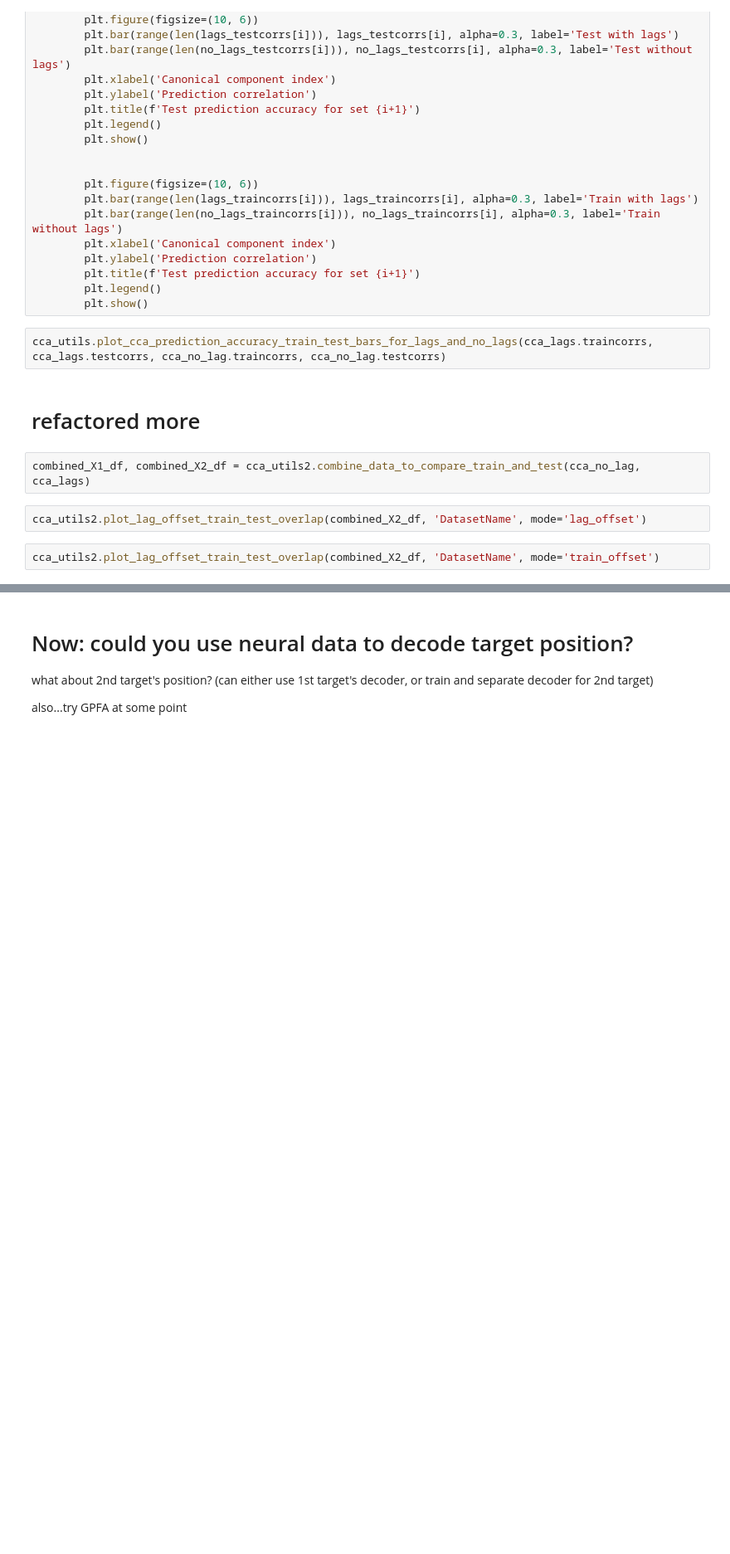
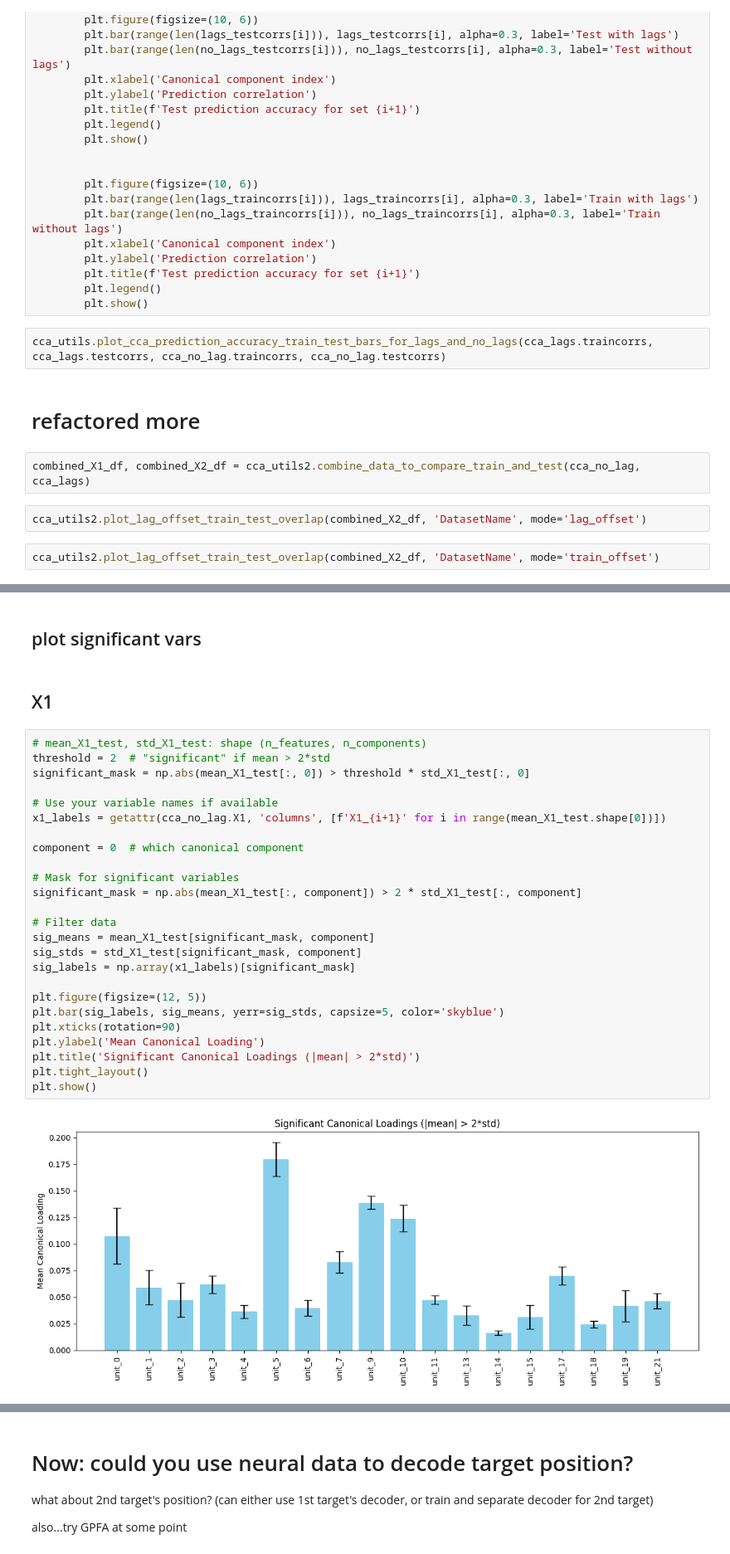
Before and after one commit to CiciDu/multiff_analysis, a Jupyter notebook: notebooks/neural_data_analysis/decoding_current_targets/decoding_current_targets_CCA.ipynb, the cells around one changed output, grey strips where cells are left out. Shown at 83% size. Saved outputs shown, nothing was run; the diff lists cells and outputs as text; blank space fills up the shorter version.

```diff
--- a/notebooks/neural_data_analysis/decoding_current_targets/decoding_current_targets_CCA.ipynb
+++ b/notebooks/neural_data_analysis/decoding_current_targets/decoding_current_targets_CCA.ipynb
@@ -325,0 +524,31 @@ print(w_y)
+# %% [markdown]
+## plot significant vars
+# %% [markdown]
+## X1
+# %%
+# mean_X1_test, std_X1_test: shape (n_features, n_components)
+threshold = 2  # "significant" if mean > 2*std
+significant_mask = np.abs(mean_X1_test[:, 0]) > threshold * std_X1_test[:, 0]
+
+# Use your variable names if available
+x1_labels = getattr(cca_no_lag.X1, 'columns', [f'X1_{i+1}' for i in range(mean_X1_test.shape[0])])
+
+component = 0  # which canonical component
+
+# Mask for significant variables
+significant_mask = np.abs(mean_X1_test[:, component]) > 2 * std_X1_test[:, component]
+
+# Filter data
+sig_means = mean_X1_test[significant_mask, component]
+sig_stds = std_X1_test[significant_mask, component]
+sig_labels = np.array(x1_labels)[significant_mask]
+
+plt.figure(figsize=(12, 5))
+plt.bar(sig_labels, sig_means, yerr=sig_stds, capsize=5, color='skyblue')
+plt.xticks(rotation=90)
+plt.ylabel('Mean Canonical Loading')
+plt.title('Significant Canonical Loadings (|mean| > 2*std)')
+plt.tight_layout()
+plt.show()
+# %% [output]
+[figure, added]
```
Also changed, not shown: parts of 42 cells of this notebook, 16 other files.
